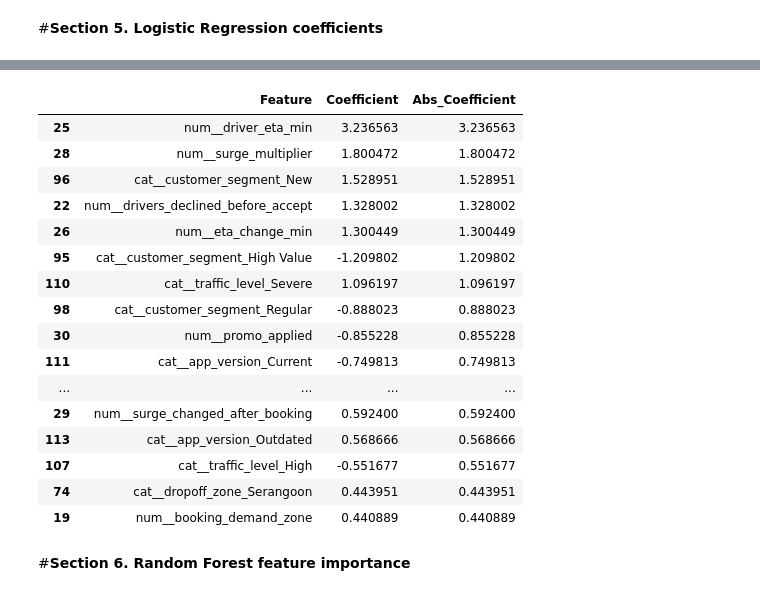
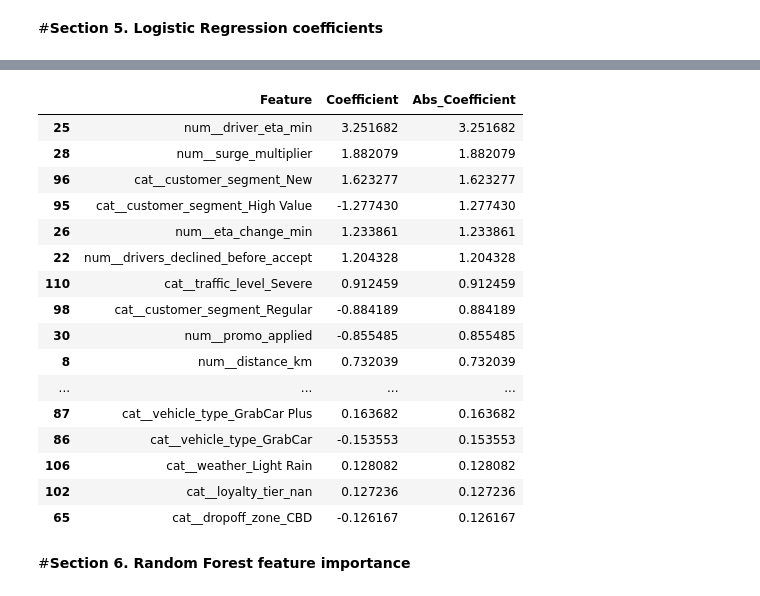
Before and after one commit to miffylim2308/ADALL_github, a Jupyter notebook: Test_Grab_Transbport.ipynb, the cells around one changed output, grey strips where cells are left out. Saved outputs shown, nothing was run; the diff lists cells and outputs as text; code cells hidden in the pictures.

```diff
--- a/Test_Grab_Transbport.ipynb
+++ b/Test_Grab_Transbport.ipynb
@@ -5,7 +5,7 @@
 # %%
 import pandas as pd
 # Example: Replace this with the raw URL of your GitHub file
-github_raw_url = 'https://raw.githubusercontent.com/miffylim2308/ADALL_github/refs/heads/main/synthetic_grab_transport_v3.csv'
+github_raw_url = 'https://raw.githubusercontent.com/miffylim2308/ADALL_github/refs/heads/main/synthetic_grab_transport_v31.csv'
 try:
     df = pd.read_csv(github_raw_url)
     print("Successfully loaded data from GitHub!")
@@ -144,34 +144,34 @@ Pipeline(steps=[('preprocess',
 # %%
 import numpy as np
 
 feature_names = log_model.named_steps["preprocess"].get_feature_names_out()
 coefficients = log_model.named_steps["model"].coef_[0]
 
 log_coef_df = pd.DataFrame({
     "Feature": feature_names,
     "Coefficient": coefficients,
     "Abs_Coefficient": np.abs(coefficients)
 }).sort_values("Abs_Coefficient", ascending=False)
 
-log_coef_df.head(20)
+log_coef_df.head(60)
 # %% [output]
 |  | Feature | Coefficient | Abs_Coefficient |
-| 25 | num__driver_eta_min | 3.236563 | 3.236563 |
-| 28 | num__surge_multiplier | 1.800472 | 1.800472 |
-| 96 | cat__customer_segment_New | 1.528951 | 1.528951 |
-| 22 | num__drivers_declined_before_accept | 1.328002 | 1.328002 |
-| 26 | num__eta_change_min | 1.300449 | 1.300449 |
-| 95 | cat__customer_segment_High Value | -1.209802 | 1.209802 |
-| 110 | cat__traffic_level_Severe | 1.096197 | 1.096197 |
-| 98 | cat__customer_segment_Regular | -0.888023 | 0.888023 |
-| 30 | num__promo_applied | -0.855228 | 0.855228 |
-| 111 | cat__app_version_Current | -0.749813 | 0.749813 |
+| 25 | num__driver_eta_min | 3.251682 | 3.251682 |
+| 28 | num__surge_multiplier | 1.882079 | 1.882079 |
+| 96 | cat__customer_segment_New | 1.623277 | 1.623277 |
+| 95 | cat__customer_segment_High Value | -1.277430 | 1.277430 |
+| 26 | num__eta_change_min | 1.233861 | 1.233861 |
+| 22 | num__drivers_declined_before_accept | 1.204328 | 1.204328 |
+| 110 | cat__traffic_level_Severe | 0.912459 | 0.912459 |
+| 98 | cat__customer_segment_Regular | -0.884189 | 0.884189 |
+| 30 | num__promo_applied | -0.855485 | 0.855485 |
+| 8 | num__distance_km | 0.732039 | 0.732039 |
 | ... | ... | ... | ... |
-| 29 | num__surge_changed_after_booking | 0.592400 | 0.592400 |
-| 113 | cat__app_version_Outdated | 0.568666 | 0.568666 |
-| 107 | cat__traffic_level_High | -0.551677 | 0.551677 |
-| 74 | cat__dropoff_zone_Serangoon | 0.443951 | 0.443951 |
-| 19 | num__booking_demand_zone | 0.440889 | 0.440889 |
+| 87 | cat__vehicle_type_GrabCar Plus | 0.163682 | 0.163682 |
+| 86 | cat__vehicle_type_GrabCar | -0.153553 | 0.153553 |
+| 106 | cat__weather_Light Rain | 0.128082 | 0.128082 |
+| 102 | cat__loyalty_tier_nan | 0.127236 | 0.127236 |
+| 65 | cat__dropoff_zone_CBD | -0.126167 | 0.126167 |
 # %% [markdown]
 #**Section 6. Random Forest feature importance**
 # %%
```
Also changed, not shown: parts of 10 cells of this notebook.
